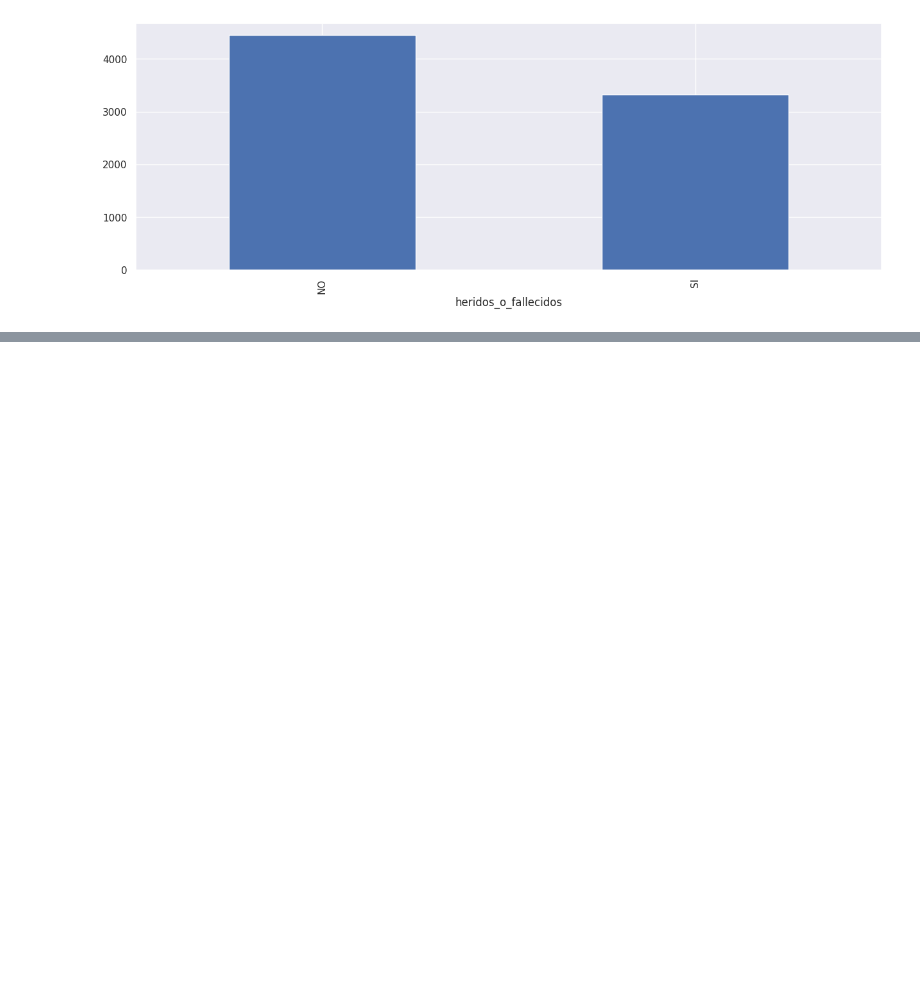
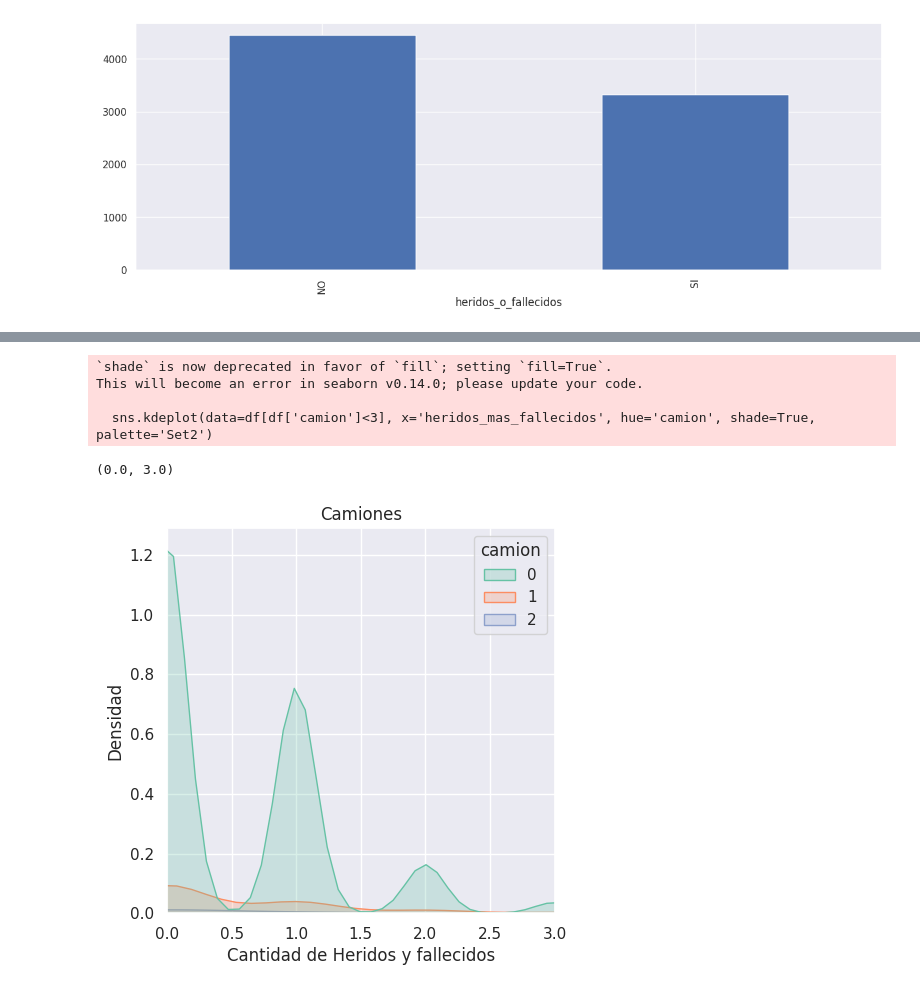
Before and after one commit to cvidalsastre/tp-grupal-3-marias, a Jupyter notebook: EDA_intervenciones_seguridad_vial.ipynb, the cells around one changed output, grey strips where cells are left out. Cells and saved outputs as stored; diff of their text form; code cells hidden in the pictures; blank space fills up the shorter version.

```diff
--- a/EDA_intervenciones_seguridad_vial.ipynb
+++ b/EDA_intervenciones_seguridad_vial.ipynb
@@ -181,0 +111,13 @@ sns.heatmap(cf_matrix, annot=labels, fmt='', cmap='Blues')
+# %%
+sns.kdeplot(data=df[df['camion']<3], x='heridos_mas_fallecidos', hue='camion', shade=True, palette='Set2')
+plt.xlabel('Cantidad de Heridos y fallecidos')
+plt.ylabel('Densidad')
+plt.title('Camiones')
+plt.xlim(0, 3)
+# %% [output]
+`shade` is now deprecated in favor of `fill`; setting `fill=True`.
+This will become an error in seaborn v0.14.0; please update your code.
+
+  sns.kdeplot(data=df[df['camion']<3], x='heridos_mas_fallecidos', hue='camion', shade=True, palette='Set2')
+(0.0, 3.0)
+[figure, added]
```
Also changed, not shown: parts of 10 cells of this notebook.
